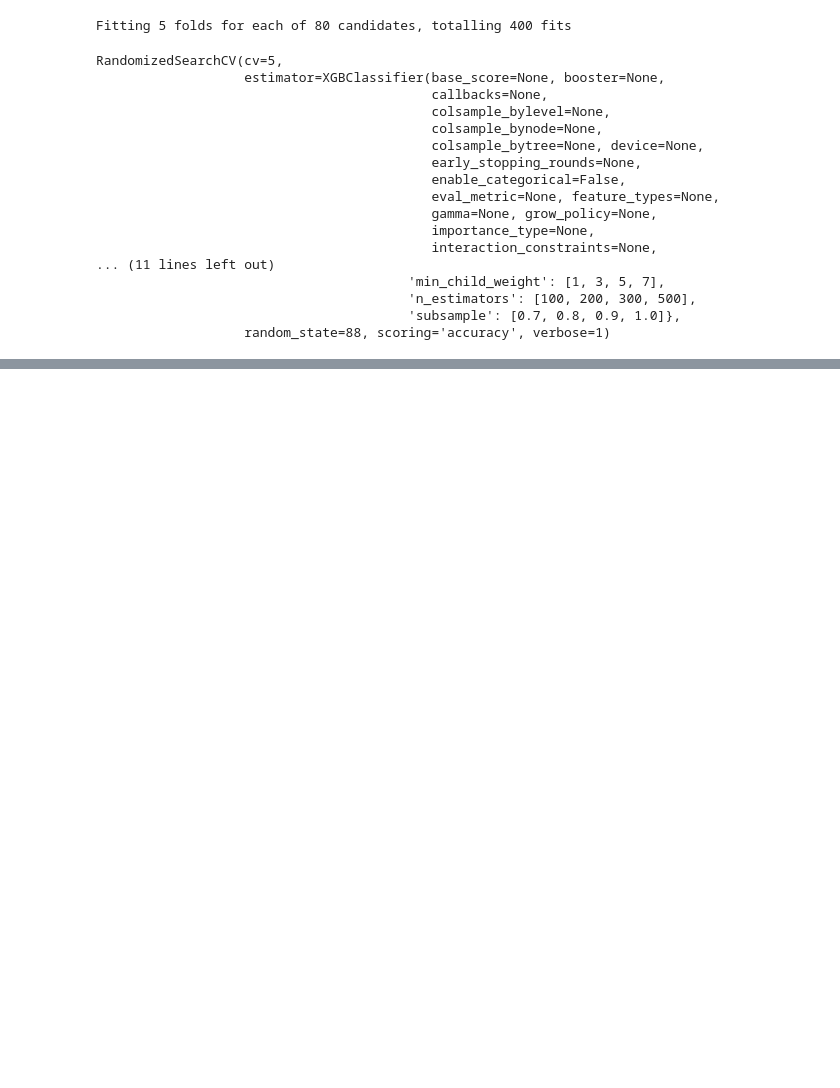
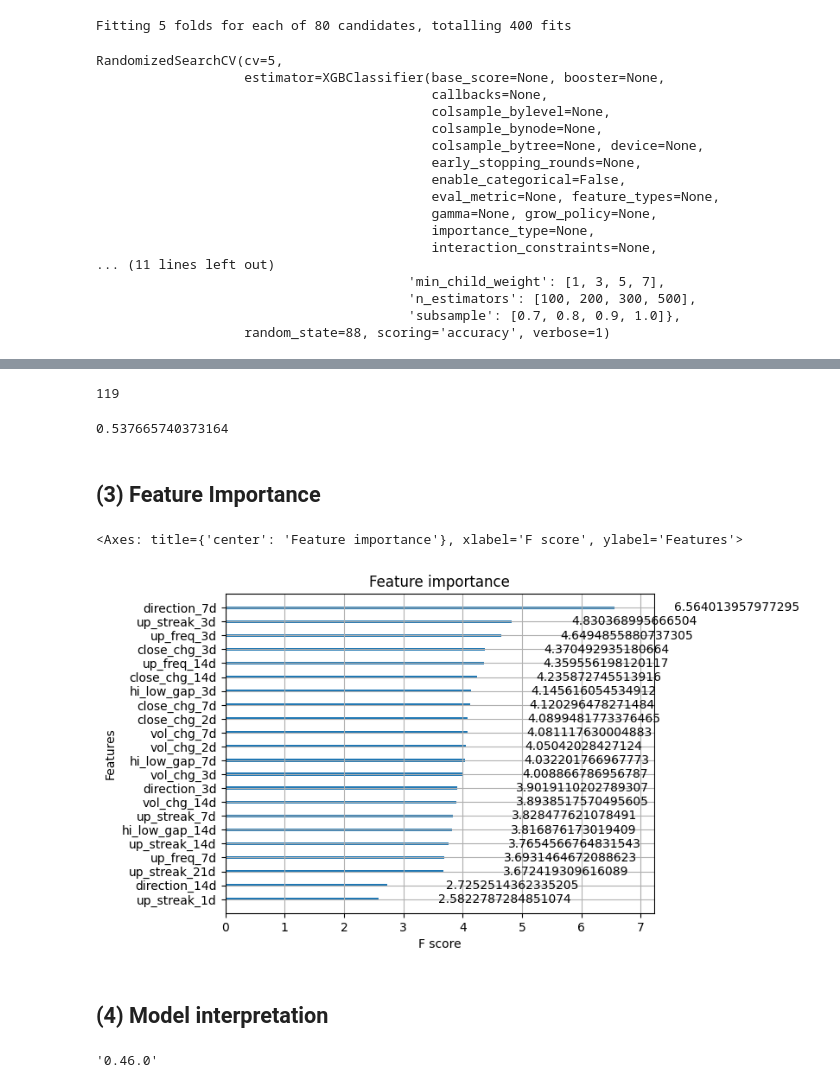
Before and after one commit to J-ZW-Wang/ss_data_project, a Jupyter notebook: Neurotrade_Prediction_of_Stock_Price_Direction/Prediction of Stock Price Direction.ipynb, the cells around one changed output, grey strips where cells are left out. Cells and saved outputs as stored; diff of their text form; code cells hidden in the pictures; blank space fills up the shorter version.

```diff
--- a/Neurotrade_Prediction_of_Stock_Price_Direction/Prediction of Stock Price Direction.ipynb
+++ b/Neurotrade_Prediction_of_Stock_Price_Direction/Prediction of Stock Price Direction.ipynb
@@ -203,0 +205,17 @@ print(roc_auc_score(y_eval_pred, y_val))
+# %%
+xgb_clf2 = XGBClassifier(
+    **{
+        "subsample": 0.8,
+        "n_estimators": 500,
+        "min_child_weight": 3,
+        "max_depth": 4,
+        "learning_rate": 0.1,
+        "gamma": 0,
+        "colsample_bytree": 0.8,
+        "early_stopping_rounds": 50,
+        "eval_metric": "auc",
+        "random_state": 77,
+    }
+)
+
+xgb_clf2.fit(X_train, y_train, eval_set=[(X_val, y_val)], verbose=50)
@@ -203,0 +239,25 @@ print(roc_auc_score(y_eval_pred, y_val))
+# %%
+print(xgb_clf2.best_iteration)
+# %% [output]
+119
+# %%
+roc_auc_score(y_test, xgb_clf2.predict(X_test))
+# %% [output]
+0.537665740373164
+# %% [markdown]
+## (3) Feature Importance
+# %%
+# feature_importance = pd.DataFrame(
+#     {"feature": X_train.columns, "importance": xgb_clf2.feature_importances_}
+# )
+# feature_importance.sort_values("importance", ascending=False)
+xgb.plot_importance(xgb_clf2, importance_type="gain")
+# %% [output]
+<Axes: title={'center': 'Feature importance'}, xlabel='F score', ylabel='Features'>
+[figure, added]
+# %% [markdown]
+## (4) Model interpretation
+# %%
+shap.__version__
+# %% [output]
+'0.46.0'
```
Also changed, not shown: parts of 7 cells of this notebook.
